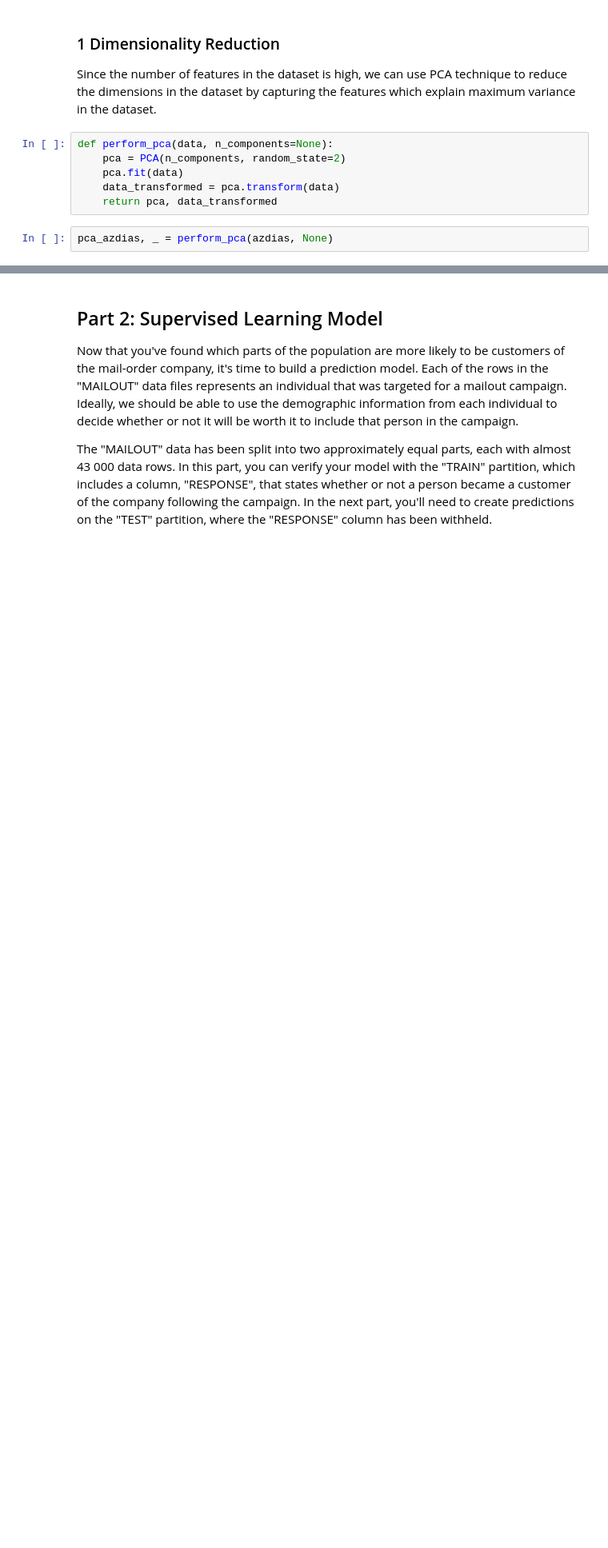
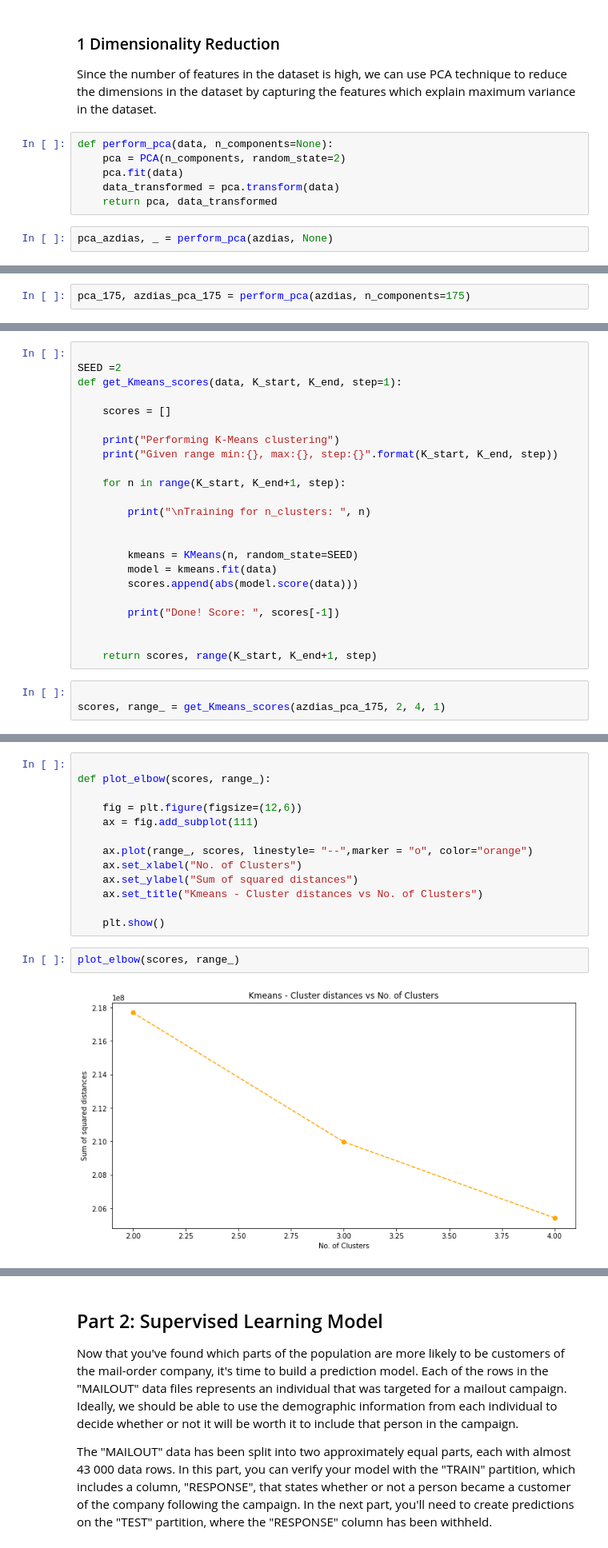
Before and after one commit to ksantosh95/Customer_Segmentation_Arvato, a Jupyter notebook: Arvato Project Workbook.ipynb, the cells around one changed output, grey strips where cells are left out. Shown at 80% size. Cells and saved outputs as stored; diff of their text form; blank space fills up the shorter version.

```diff
--- a/Arvato Project Workbook.ipynb
+++ b/Arvato Project Workbook.ipynb
@@ -763,0 +916,2 @@ plot_pca_exp_variance(pca_azdias)
+# %%
+pca_175, azdias_pca_175 = perform_pca(azdias, n_components=175)
@@ -763,0 +922,26 @@ plot_pca_exp_variance(pca_azdias)
+# %%
+
+SEED =2
+def get_Kmeans_scores(data, K_start, K_end, step=1):
+
+    scores = []
+
+    print("Performing K-Means clustering")
+    print("Given range min:{}, max:{}, step:{}".format(K_start, K_end, step))
+
+    for n in range(K_start, K_end+1, step):
+
+        print("\nTraining for n_clusters: ", n)
+
+
+        kmeans = KMeans(n, random_state=SEED)
+        model = kmeans.fit(data)
+        scores.append(abs(model.score(data)))
+
+        print("Done! Score: ", scores[-1])
+
+
+    return scores, range(K_start, K_end+1, step)
+# %%
+
+scores, range_ = get_Kmeans_scores(azdias_pca_175, 2, 4, 1)
@@ -763,0 +960,17 @@ plot_pca_exp_variance(pca_azdias)
+# %%
+
+def plot_elbow(scores, range_):
+
+    fig = plt.figure(figsize=(12,6))
+    ax = fig.add_subplot(111)
+
+    ax.plot(range_, scores, linestyle= "--",marker = "o", color="orange")
+    ax.set_xlabel("No. of Clusters")
+    ax.set_ylabel("Sum of squared distances")
+    ax.set_title("Kmeans - Cluster distances vs No. of Clusters")
+
+    plt.show()
+# %%
+plot_elbow(scores, range_)
+# %% [output]
+[figure, added]
```
Also changed, not shown: parts of 81 cells of this notebook.
